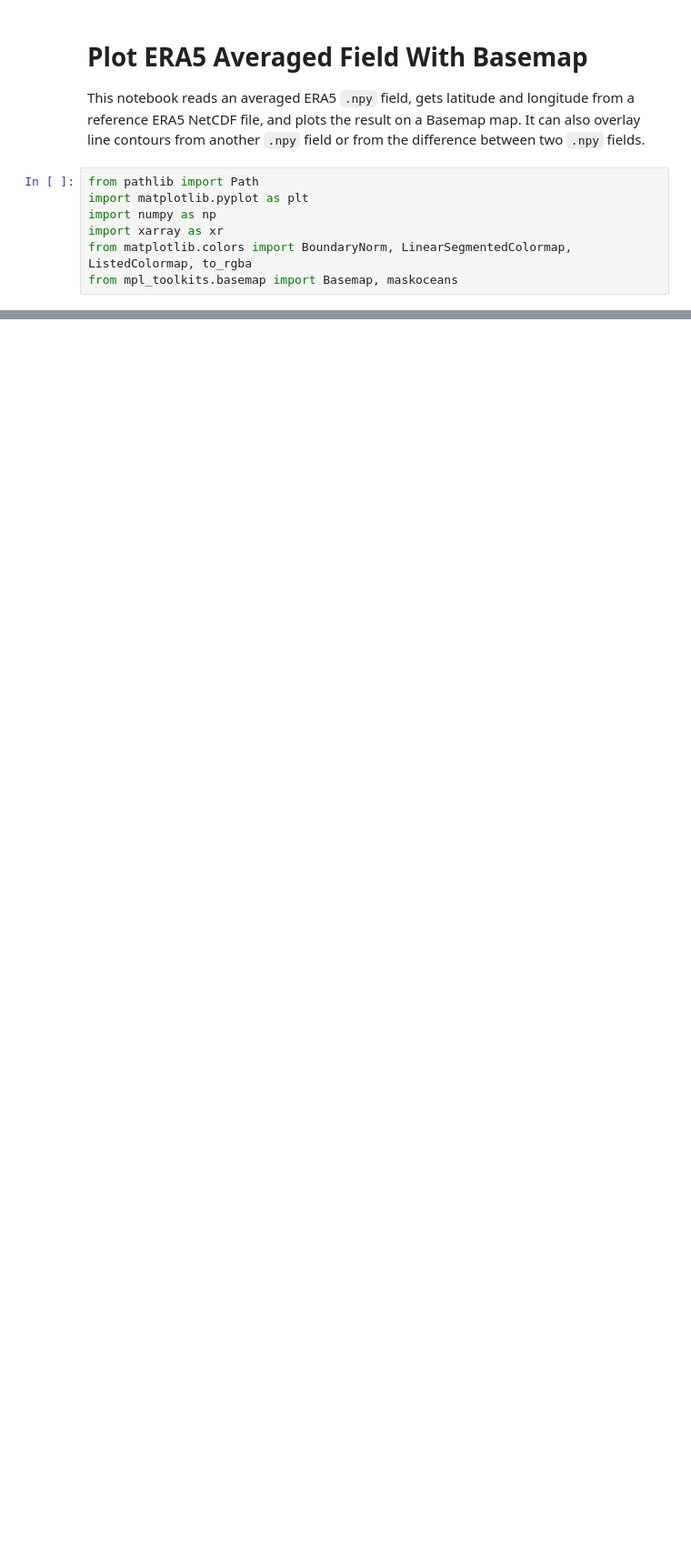
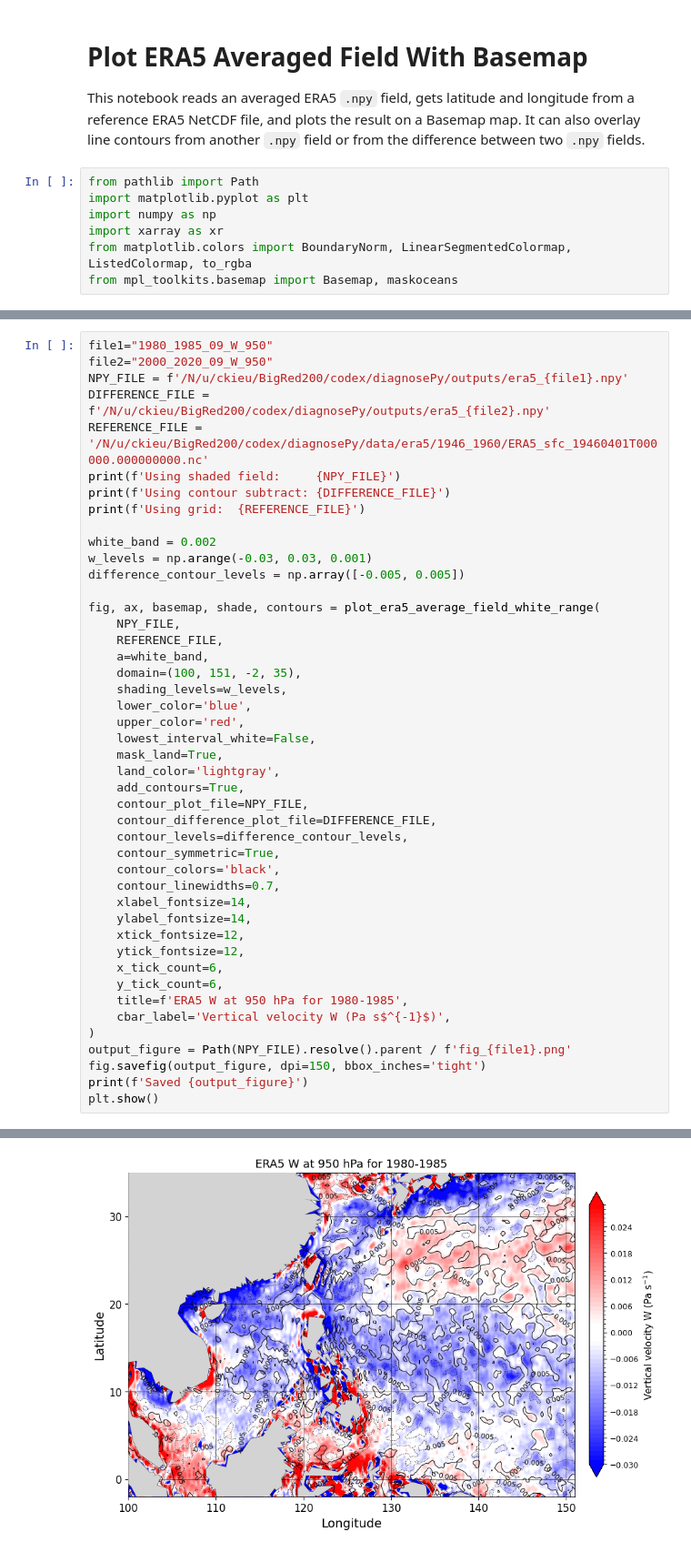
Before and after one commit to kieucq/diagnosePy, a Jupyter notebook: notebooks/plot_era5_average.ipynb, the cells around one changed output, grey strips where cells are left out. Shown at 91% size. Cells and saved outputs as stored; diff of their text form; blank space fills up the shorter version.

```diff
--- a/notebooks/plot_era5_average.ipynb
+++ b/notebooks/plot_era5_average.ipynb
@@ -428,0 +489,46 @@ Using grid:  /N/u/ckieu/BigRed200/codex/diagnosePy/data/era5/1946_1960/ERA5_sfc_
+# %%
+file1="1980_1985_09_W_950"
+file2="2000_2020_09_W_950"
+NPY_FILE = f'/N/u/ckieu/BigRed200/codex/diagnosePy/outputs/era5_{file1}.npy'
+DIFFERENCE_FILE = f'/N/u/ckieu/BigRed200/codex/diagnosePy/outputs/era5_{file2}.npy'
+REFERENCE_FILE = '/N/u/ckieu/BigRed200/codex/diagnosePy/data/era5/1946_1960/ERA5_sfc_19460401T000000.000000000.nc'
+print(f'Using shaded field:     {NPY_FILE}')
+print(f'Using contour subtract: {DIFFERENCE_FILE}')
+print(f'Using grid:  {REFERENCE_FILE}')
+
+white_band = 0.002
+w_levels = np.arange(-0.03, 0.03, 0.001)
+difference_contour_levels = np.array([-0.005, 0.005])
+
+fig, ax, basemap, shade, contours = plot_era5_average_field_white_range(
+    NPY_FILE,
+    REFERENCE_FILE,
+    a=white_band,
+    domain=(100, 151, -2, 35),
+    shading_levels=w_levels,
+    lower_color='blue',
+    upper_color='red',
+    lowest_interval_white=False,
+    mask_land=True,
+    land_color='lightgray',
+    add_contours=True,
+    contour_plot_file=NPY_FILE,
+    contour_difference_plot_file=DIFFERENCE_FILE,
+    contour_levels=difference_contour_levels,
+    contour_symmetric=True,
+    contour_colors='black',
+    contour_linewidths=0.7,
+    xlabel_fontsize=14,
+    ylabel_fontsize=14,
+    xtick_fontsize=12,
+    ytick_fontsize=12,
+    x_tick_count=6,
+    y_tick_count=6,
+    title=f'ERA5 W at 950 hPa for 1980-1985',
+    cbar_label='Vertical velocity W (Pa s$^{-1}$)',
+)
+output_figure = Path(NPY_FILE).resolve().parent / f'fig_{file1}.png'
+fig.savefig(output_figure, dpi=150, bbox_inches='tight')
+print(f'Saved {output_figure}')
+plt.show()
+# %% [output]
@@ -428,0 +539 @@ Using grid:  /N/u/ckieu/BigRed200/codex/diagnosePy/data/era5/1946_1960/ERA5_sfc_
+[figure, added]
```
Also changed, not shown: parts of 17 cells of this notebook, 4 other files.
